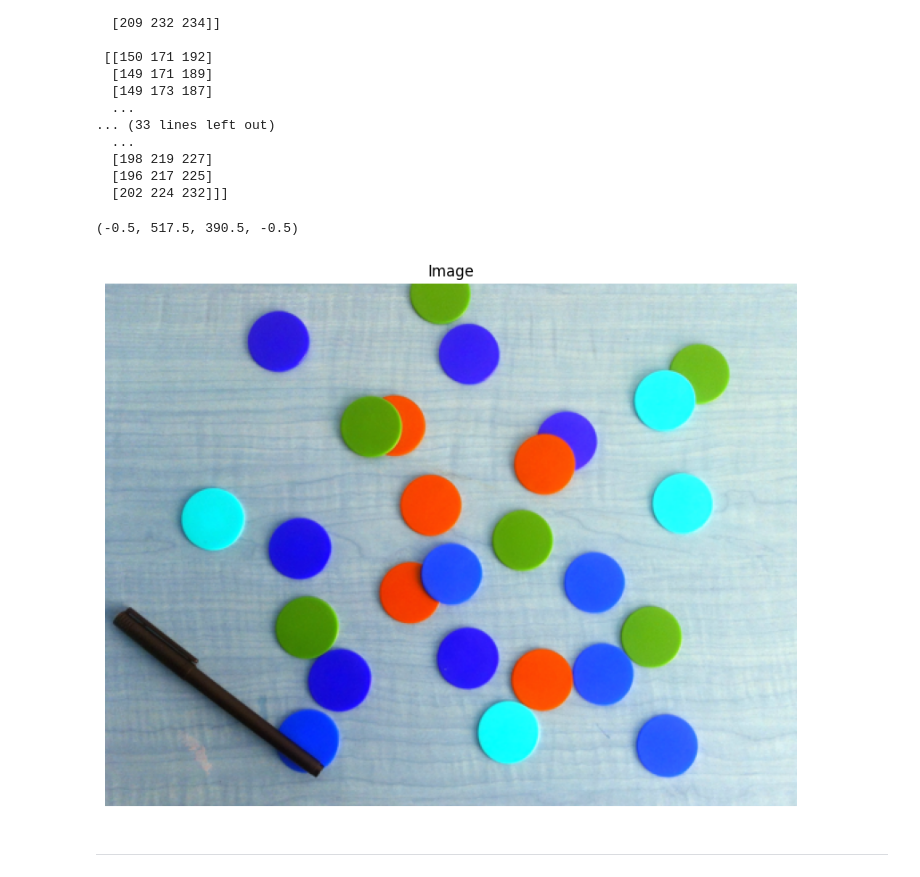
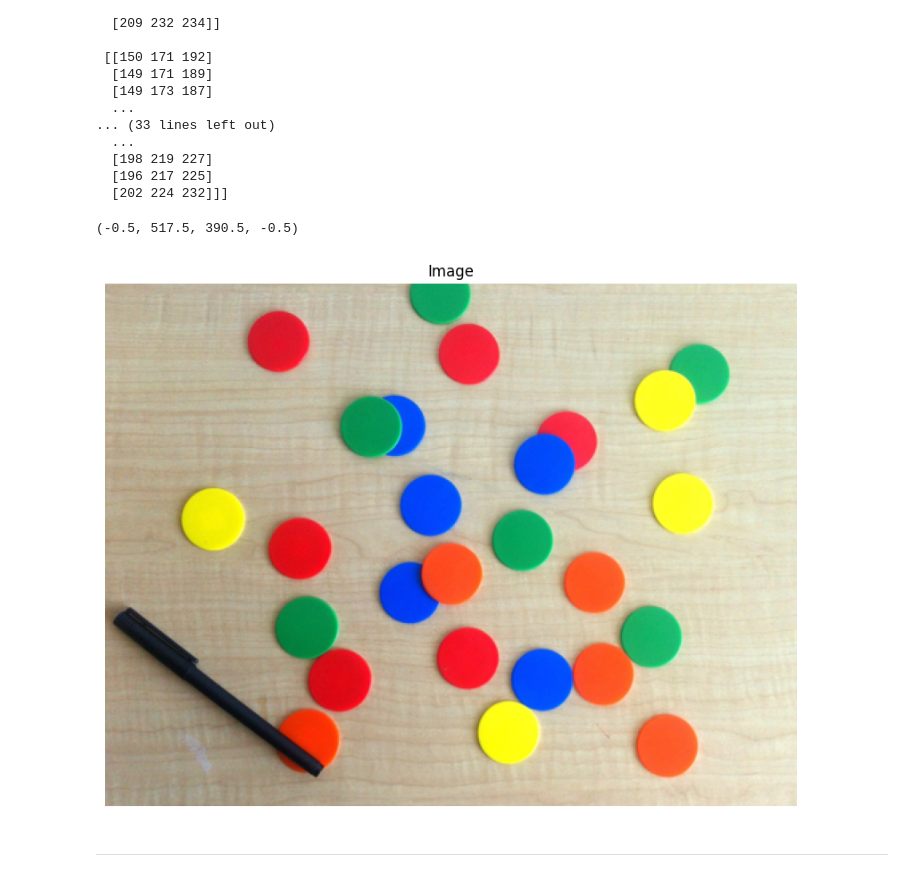
Before and after one commit to ZiaUrRehman-bit/Computer-Vision-Course, a Jupyter notebook: Lab 01/01_BasicComputerVision.ipynb, the cells around one changed output. Saved outputs shown, nothing was run; the diff lists cells and outputs as text; code cells hidden in the pictures.

```diff
--- a/Lab 01/01_BasicComputerVision.ipynb
+++ b/Lab 01/01_BasicComputerVision.ipynb
@@ -60,12 +60,12 @@ cv2.destroyAllWindows()
 # %%
 # Display image using matplotlib
 plt.figure(figsize=[10,10])
-plt.imshow(img)
+plt.imshow(cv2.cvtColor(img, cv2.COLOR_BGR2RGB))
 plt.title("Image")
 plt.axis("off")
 # %% [output]
 (-0.5, 517.5, 390.5, -0.5)
-[figure, old version]
+[figure, new version]
 # %% [markdown]
 ****
 # %% [markdown]
```
